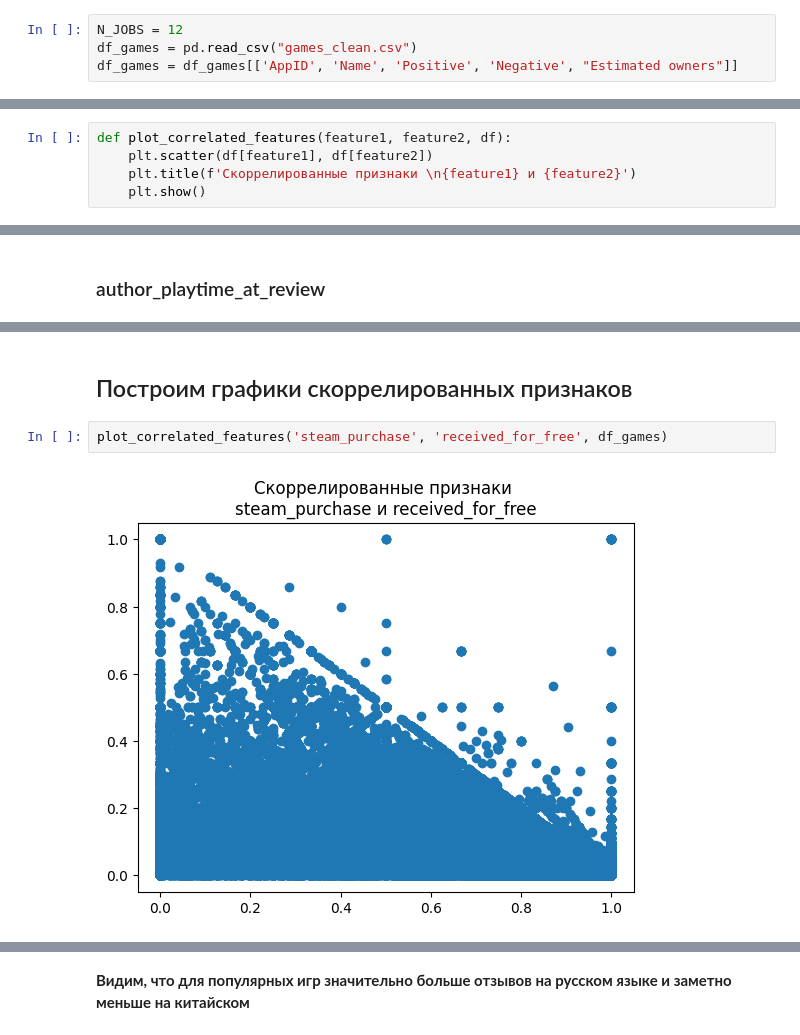
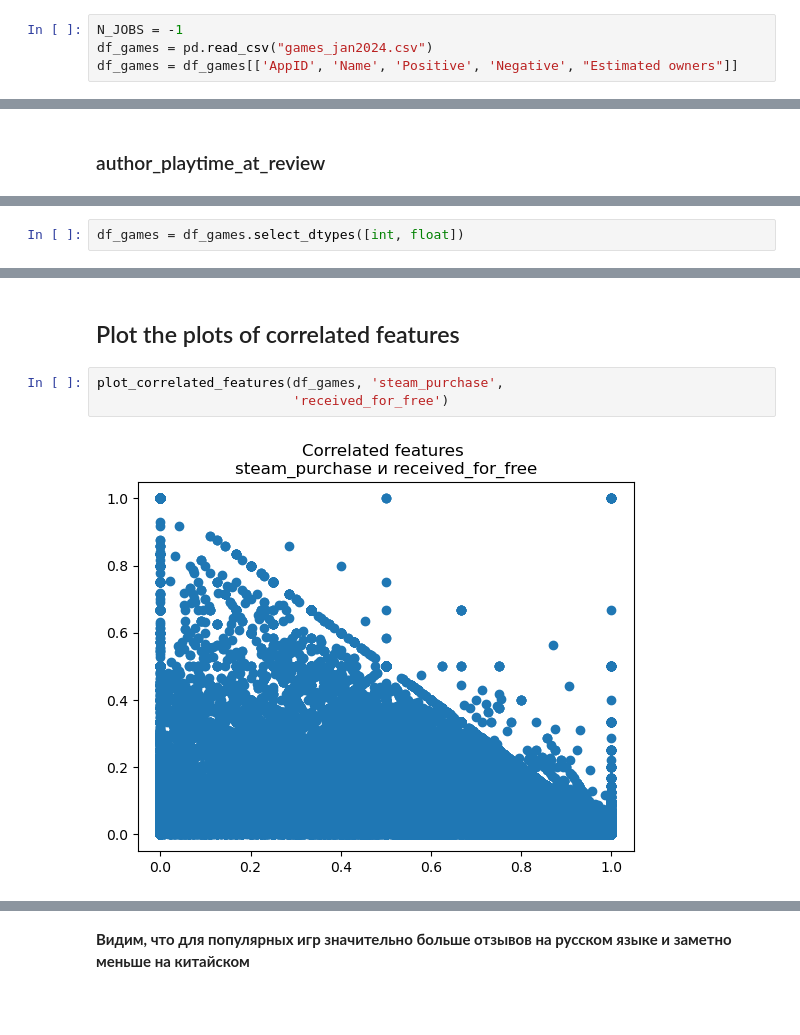
Before and after one commit to avermilov/Steam2Rec, a Jupyter notebook: EDA/EDA_reviews.ipynb, the cells around one changed output, grey strips where cells are left out. Cells and saved outputs as stored; diff of their text form; blank space fills up the shorter version.

```diff
--- a/EDA/EDA_reviews.ipynb
+++ b/EDA/EDA_reviews.ipynb
@@ -23,6 +24,6 @@ warnings.filterwarnings("ignore")
 pd.set_option("display.max_columns", None)
 # %%
-N_JOBS = 12
-df_games = pd.read_csv("games_clean.csv")
+N_JOBS = -1
+df_games = pd.read_csv("games_jan2024.csv")
 df_games = df_games[['AppID', 'Name', 'Positive', 'Negative', "Estimated owners"]]
 # %% [markdown]
@@ -166,6 +81 @@ def make_barplot(feature, count, data, x_label, title, rotation=False):
-# %%
-def plot_correlated_features(feature1, feature2, df):
-    plt.scatter(df[feature1], df[feature2])
-    plt.title(f'Скоррелированные признаки \n{feature1} и {feature2}')
-    plt.show()
 # %% [markdown]
@@ -560,3 +484,5 @@ df_games.sort_values(by='author_playtime_at_review', ascending=False)[:10]
+# %%
+df_games = df_games.select_dtypes([int, float])
 # %%
 corr_matrix = df_games.iloc[:, 2:].corr()
 sns.heatmap(corr_matrix)
@@ -566,7 +492,8 @@ plt.show()
 # %% [markdown]
-## Построим графики скоррелированных признаков
+## Plot the plots of correlated features
 # %%
-plot_correlated_features('steam_purchase', 'received_for_free', df_games)
+plot_correlated_features(df_games, 'steam_purchase',
+                         'received_for_free')
 # %% [output]
-[figure, old version]
+[figure, new version]
 # %%
```
Also changed, not shown: parts of 100 cells of this notebook, 2 other files.
